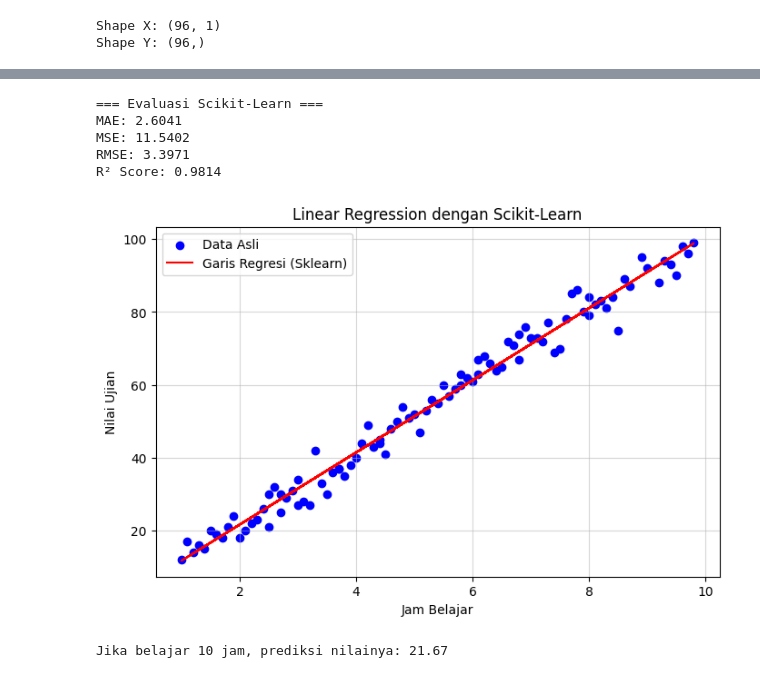
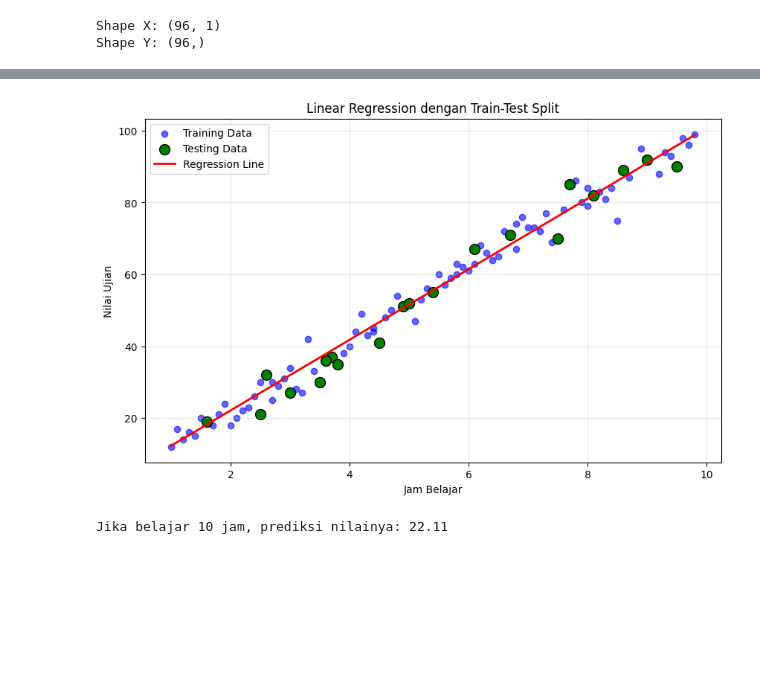
Before and after one commit to aljuan14/simple-linear-regression, a Jupyter notebook: linearsklearn.ipynb, the cells around one changed output, grey strips where cells are left out. Saved outputs shown, nothing was run; the diff lists cells and outputs as text; code cells hidden in the pictures; blank space fills up the shorter version.

Commit message:
menambahkan split data

```diff
--- a/linearsklearn.ipynb
+++ b/linearsklearn.ipynb
@@ -17,13 +29,12 @@ Shape Y: (96,)
 # %%
+# 3. Training Model (Hanya menggunakan data Train)
+model = LinearRegression()
+model.fit(x_train, y_train)
 
-model = LinearRegression()
-model.fit(x, y)
-
-# Mengambil nilai m (coefficient) dan c (intercept) dari hasil training
-m_sklearn = model.coef_[0]
-c_sklearn = model.intercept_
-
-print(f"Slope (m) dari Scikit-Learn: {m_sklearn}")
-print(f"Intercept (c) dari Scikit-Learn: {c_sklearn}")
-print(f"Persamaan Garis: y = {c_sklearn:.2f} + {m_sklearn:.2f}x")
+# Menampilkan Slope dan Intercept dari hasil belajar data train
+m = model.coef_[0]
+c = model.intercept_
+print(f"\nSlope (m): {m:.2f}")
+print(f"Intercept (c): {c:.2f}")
+print(f"Persamaan: y = {c:.2f} + {m:.2f}x")
 # %% [output]
@@ -40,45 +65,32 @@ Prediksi 5 data pertama: [26.61687228 52.36029975 33.54779506 86.02478183 36.518
-# %%
-# Menghitung metric evaluasi
-mae = mean_absolute_error(y, y_pred_sklearn)
-mse = mean_squared_error(y, y_pred_sklearn)
-rmse = np.sqrt(mse)  # Sklearn tidak punya RMSE langsung, jadi kita akarkan MSE
-r2 = r2_score(y, y_pred_sklearn)
-
-print("Evaluasi Scikit-Learn")
-print(f"MAE: {mae:.4f}")
-print(f"MSE: {mse:.4f}")
-print(f"RMSE: {rmse:.4f}")
-print(f"R² Score: {r2:.4f}")
-# %% [output]
-=== Evaluasi Scikit-Learn ===
-MAE: 2.6041
-MSE: 11.5402
-RMSE: 3.3971
-R² Score: 0.9814
 # %%
-plt.figure(figsize=(8, 5))
+# 5. Visualisasi
+plt.figure(figsize=(10, 6))
 
-# Plot Data Asli (Scatter biru)
-plt.scatter(x, y, color='blue', label='Data Asli')
+# Plot Data Training (Warna Biru)
+plt.scatter(x_train, y_train, color='blue', label='Training Data', alpha=0.6)
 
-# Plot Garis Regresi (Garis merah)
-plt.plot(x, y_pred_sklearn, color='red', label='Garis Regresi (Sklearn)')
+# Plot Data Testing (Warna Hijau - untuk melihat seberapa dekat dengan garis)
+plt.scatter(x_test, y_test, color='green',
+            label='Testing Data', edgecolor='black', s=100)
+
+# Garis Regresi (Berdasarkan model yang dilatih)
+# Kita buat garis sepanjang rentang data x
+line_x = np.linspace(x.min(), x.max(), 100).reshape(-1, 1)
+line_y = model.predict(line_x)
+plt.plot(line_x, line_y, color='red', linewidth=2, label='Regression Line')
 
 plt.xlabel('Jam Belajar')
 plt.ylabel('Nilai Ujian')
-plt.title('Linear Regression dengan Scikit-Learn')
+plt.title('Linear Regression dengan Train-Test Split')
 plt.legend()
-plt.grid(True, alpha=0.5)
+plt.grid(True, alpha=0.3)
 plt.show()
 # %% [output]
-[figure, old version]
+[figure, new version]
 # %%
 # Prediksi nilai untuk 10 jam belajar
-# Ingat: Input harus bentuk 2D array [[10]]
 jam_belajar = np.array([[2]])
-
 prediksi_baru = model.predict(jam_belajar)
-
-print(f"Jika belajar 10 jam, prediksi nilainya: {prediksi_baru[0]:.2f}")
+print(f"\nJika belajar 10 jam, prediksi nilainya: {prediksi_baru[0]:.2f}")
 # %% [output]
-Jika belajar 10 jam, prediksi nilainya: 21.67
+Jika belajar 10 jam, prediksi nilainya: 22.11
```
Also changed, not shown: parts of 4 cells of this notebook, 1 other file.
